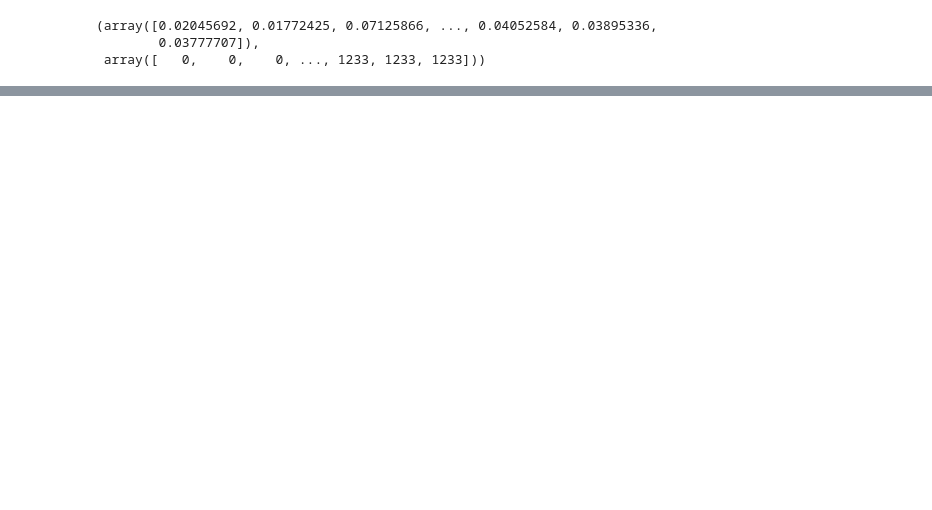
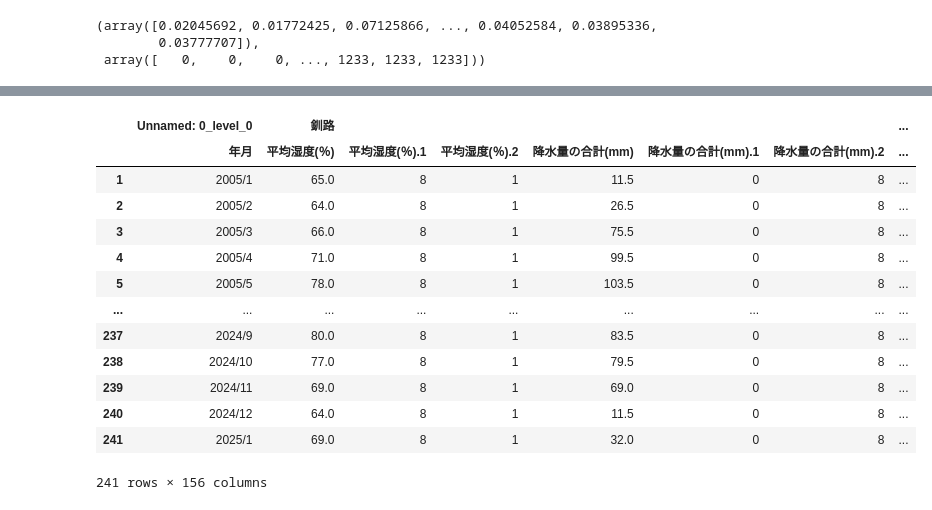
Before and after one commit to kanonyonezu/Mapping-Unseen, a Jupyter notebook: explore.ipynb, the cells around one changed output, grey strips where cells are left out. Cells and saved outputs as stored; diff of their text form; code cells hidden in the pictures; blank space fills up the shorter version.

```diff
--- a/explore.ipynb
+++ b/explore.ipynb
@@ -692,0 +772,18 @@ active_station_df.iloc[[706,710,714]]
+# %%
+sample_monthly = pd.concat([sample_weather_monthly, sample_weather_monthly2], axis=1)
+sample_monthly
+# %% [output]
+|  | Unnamed: 0_level_0 | 釧路 |  |  |  |  |  | ... |
+|  | 年月 | 平均湿度(％) | 平均湿度(％).1 | 平均湿度(％).2 | 降水量の合計(mm) | 降水量の合計(mm).1 | 降水量の合計(mm).2 | ... |
+| 1 | 2005/1 | 65.0 | 8 | 1 | 11.5 | 0 | 8 | ... |
+| 2 | 2005/2 | 64.0 | 8 | 1 | 26.5 | 0 | 8 | ... |
+| 3 | 2005/3 | 66.0 | 8 | 1 | 75.5 | 0 | 8 | ... |
+| 4 | 2005/4 | 71.0 | 8 | 1 | 99.5 | 0 | 8 | ... |
+| 5 | 2005/5 | 78.0 | 8 | 1 | 103.5 | 0 | 8 | ... |
+| ... | ... | ... | ... | ... | ... | ... | ... | ... |
+| 237 | 2024/9 | 80.0 | 8 | 1 | 83.5 | 0 | 8 | ... |
+| 238 | 2024/10 | 77.0 | 8 | 1 | 79.5 | 0 | 8 | ... |
+| 239 | 2024/11 | 69.0 | 8 | 1 | 69.0 | 0 | 8 | ... |
+| 240 | 2024/12 | 64.0 | 8 | 1 | 11.5 | 0 | 8 | ... |
+| 241 | 2025/1 | 69.0 | 8 | 1 | 32.0 | 0 | 8 | ... |
+241 rows × 156 columns
```
Also changed, not shown: parts of 26 cells of this notebook, 4 other files.
